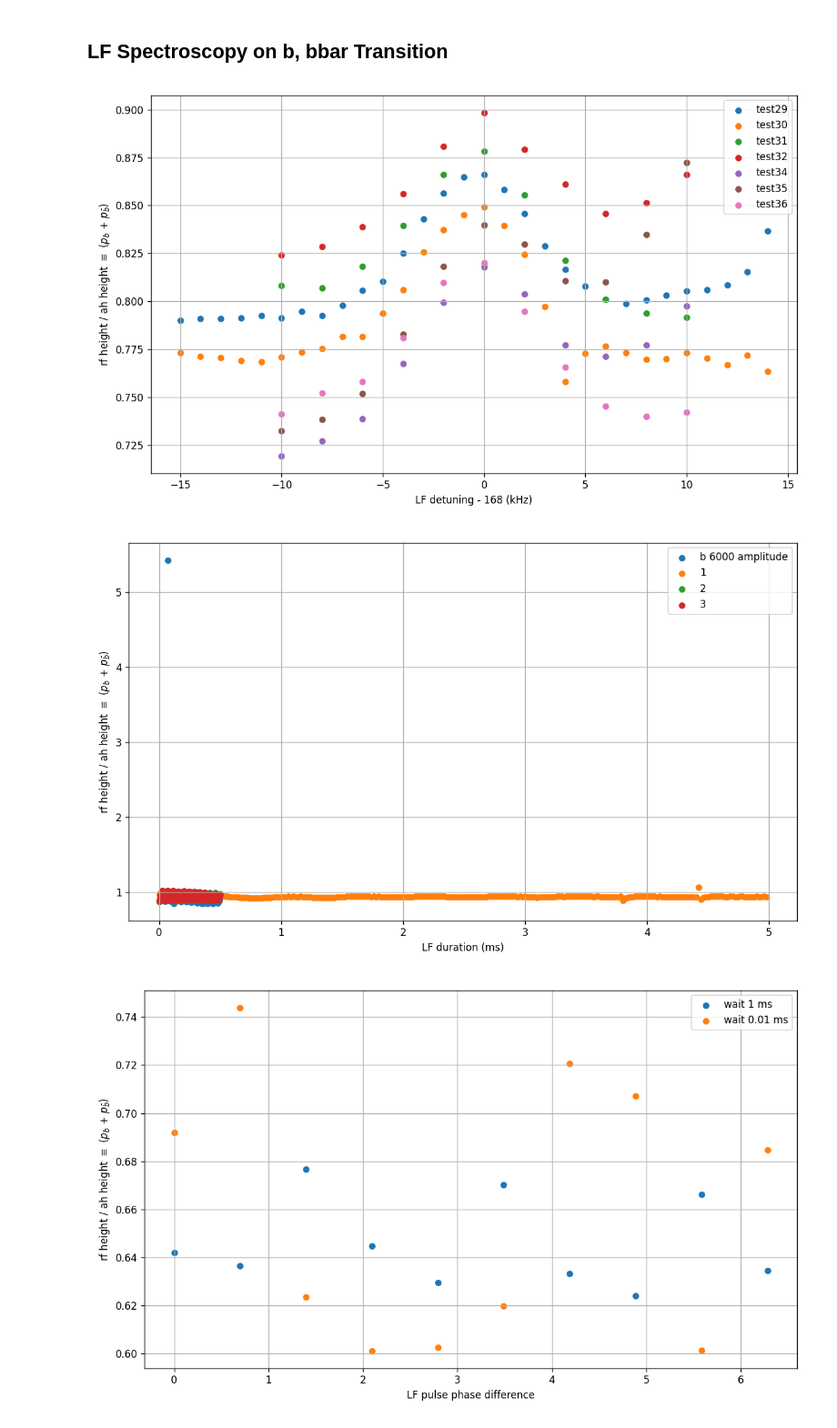
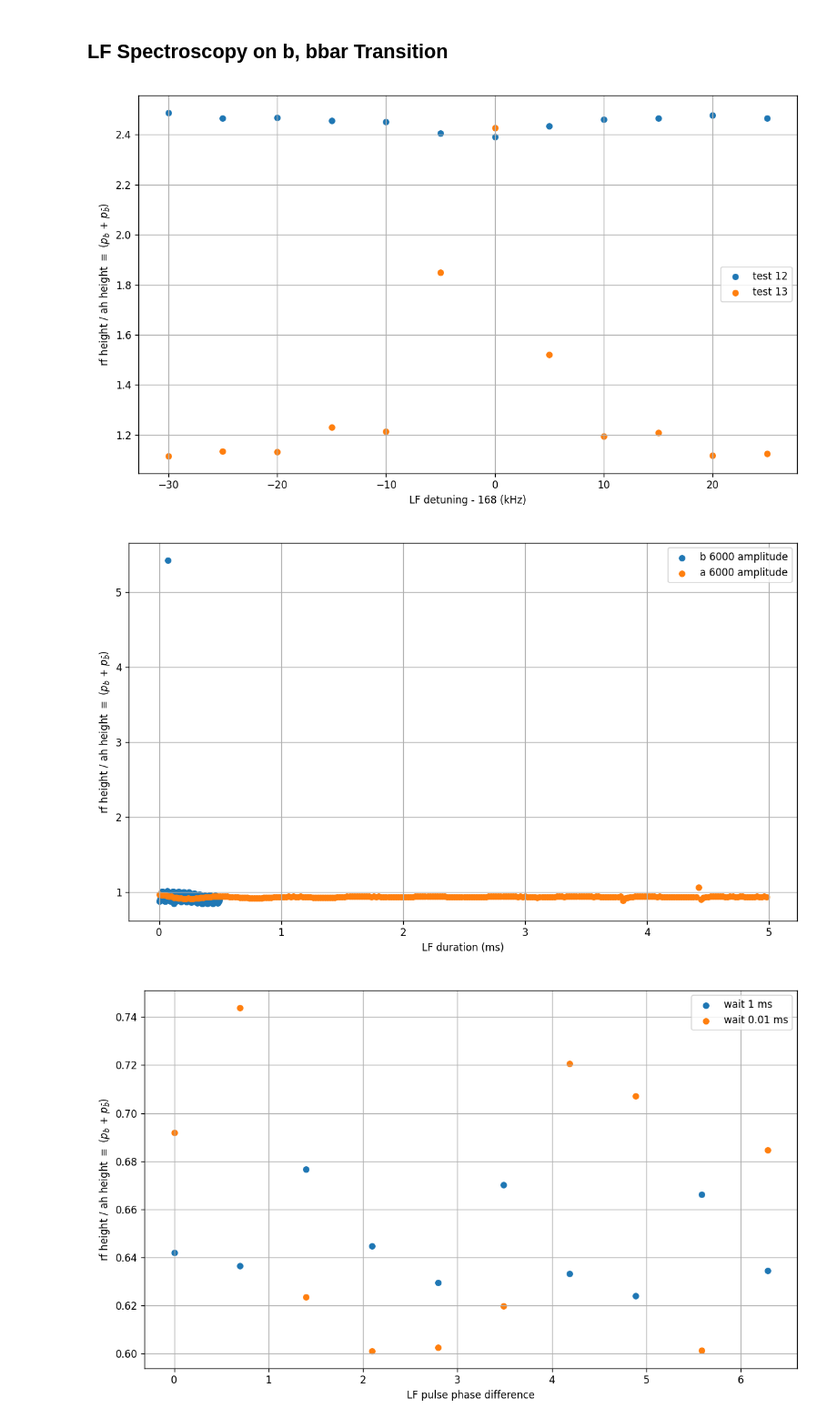
Before and after one commit to vuthalab/onix, a Jupyter notebook: analysis/lf_spectroscopy.ipynb, the cells around one changed output. Shown at 91% size. Cells and saved outputs as stored; diff of their text form; code cells hidden in the pictures.

```diff
--- a/analysis/lf_spectroscopy.ipynb
+++ b/analysis/lf_spectroscopy.ipynb
@@ -339,47 +339,40 @@ data = {
     # "aā, 800 amplitude - 1 ms": (532428, 532487),
     # "bƀ, 60 amplitude - 1 ms": (532338, 532427)
 
-    "test29": (532639, 532668),
-    "test30": (532669, 532698),
-    "test31": (532699, 532709),
-    "test32": (532710, 532720),
-    #"test33": (532721, 532731),
-    "test34": (532732, 532742),
-    "test35": (532754, 532764),
-    "test36": (532765, 532775),
-    "test36": (532777, 532787),
+    "test 12": (534351, 534362),
+    "test 13": (534363, 534374),
 }
 
 def averaging_ys(xs, ys):
     xs_unique = np.unique(xs)
     ys_to_avg = [[] for _ in range(len(xs_unique))]
     for x, y in zip(xs, ys):
         ys_to_avg[np.argwhere(xs_unique == x)[0][0]].append(y)
     ys_avg = []
     for y_list in ys_to_avg:
         ys_avg.append(np.average(y_list))
     ys_avg = np.array(ys_avg)
 
     return xs_unique, ys_avg
 
 
 fig, ax = plt.subplots(figsize = (10, 6), dpi = 120)
 for ll, (label, data_range) in enumerate(data.items()):
     data_list = data_identification_to_list(data_range)
     rf_heights, ah_heights, rf_bgs, ah_bgs, headers = rf_spectroscopy_ah_ratio(data_list)
     xs = [header["params"]["lf"]["detuning"].to("kHz").magnitude for header in headers]
     ys = rf_heights[0] / ah_heights[0]
     xs, ys = averaging_ys(xs, ys)
     ax.scatter(xs, ys, label=label, s = 30)
 
 ax.set_xlabel(f"LF detuning - {headers[0]["params"]["lf"]["center_frequency"].to("kHz").magnitude} (kHz)")
 ax.set_ylabel("rf height / ah height $\\equiv$ ($p_b$ + $p_\\bar{b}$)")
 ax.legend()
 ax.grid()
 plt.tight_layout()
 plt.show()
 # %% [output]
-[figure, old version]
+[figure, new version]
 # %%
 data = {
     # "lf 1000 amplitude": (530186, 530205),
@@ -399,9 +392,9 @@ data = {
 
     # "b lf 6000 amplitude": (532788, 532822),
     "b 6000 amplitude": (533030, 533279),
-    "1": (533280, 533529),
-    "2": (533530, 533779),
-    "3": (533780, 534029),
+    "a 6000 amplitude": (533280, 533529),
+    # "b 6000 amplitude 2": (533530, 533779),
+    # "b 6000 amplitude 3": (533780, 534029),
 }
 fig, ax = plt.subplots(figsize = (10, 6), dpi = 120)
 for ll, (label, data_range) in enumerate(data.items()):
@@ -418,7 +411,7 @@ ax.grid()
 plt.tight_layout()
 plt.show()
 # %% [output]
-[figure, old version]
+[figure, new version]
 # %%
 ## Ramsey
 data = {
```
Also changed, not shown: parts of 4 cells of this notebook, 2 other files.
